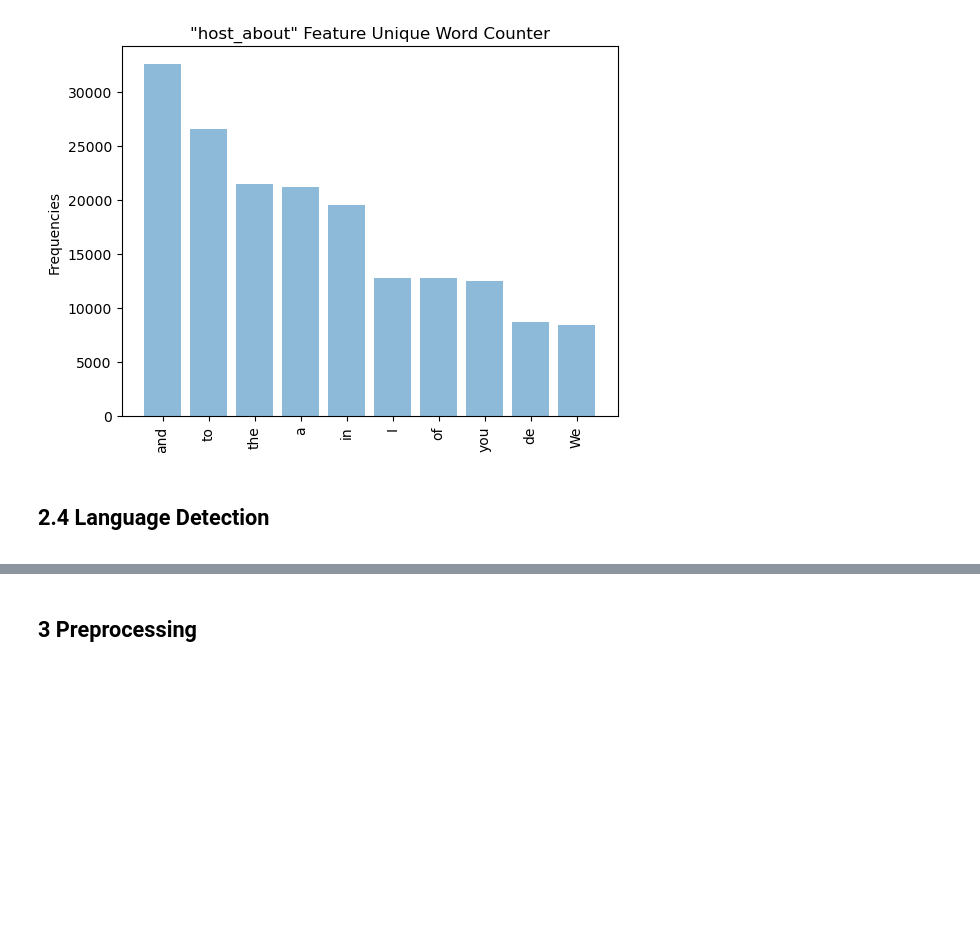
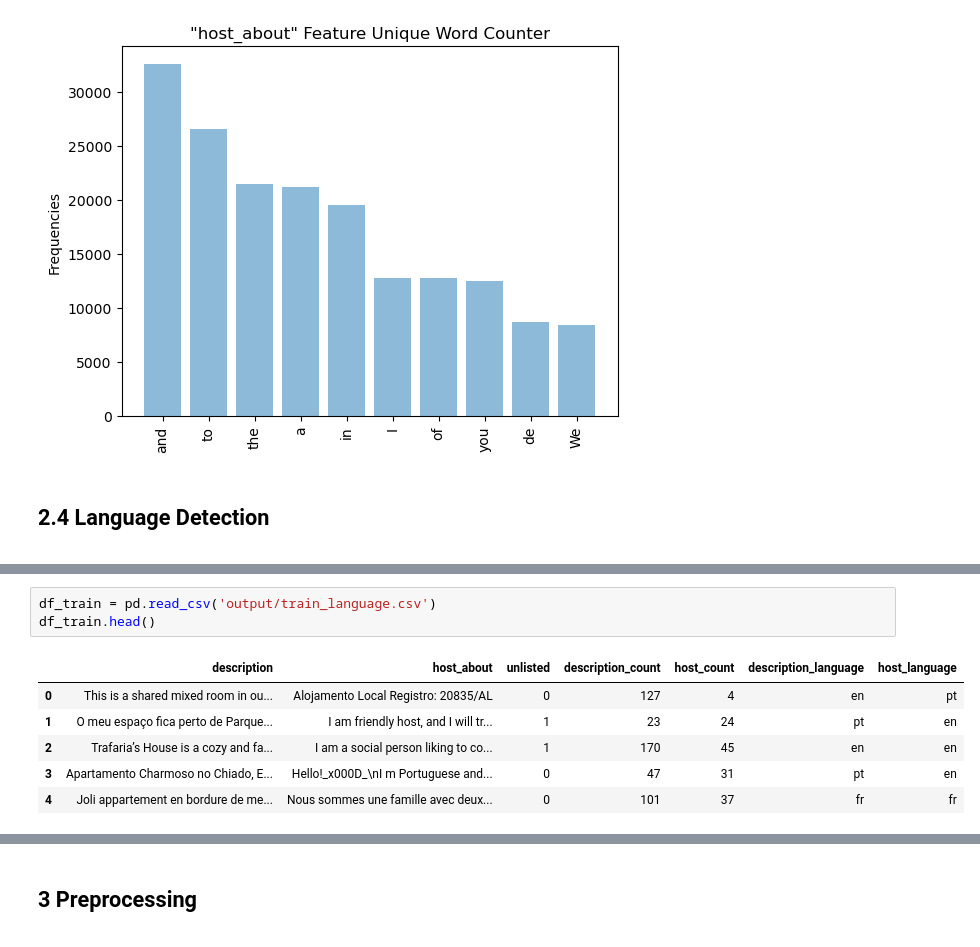
Before and after one commit to iryna-savchuk/TM_project, a Jupyter notebook: EDA.ipynb, the cells around one changed output, grey strips where cells are left out. Drawn from its saved outputs; the diff is of its cells as text; blank space fills up the shorter version.

Commit message:
Trying Catia s language detection solution and testing HTML tag remover on Preprocessing

```diff
--- a/EDA.ipynb
+++ b/EDA.ipynb
@@ -381,0 +406,10 @@ def detect_language(df1, column1_1, column1_2, df2, column2):
+# %%
+df_train = pd.read_csv('output/train_language.csv')
+df_train.head()
+# %% [output]
+|  | description | host_about | unlisted | description_count | host_count | description_language | host_language |
+| 0 | This is a shared mixed room in ou... | Alojamento Local Registro: 20835/AL | 0 | 127 | 4 | en | pt |
+| 1 | O meu espaço fica perto de Parque... | I am friendly host, and I will tr... | 1 | 23 | 24 | pt | en |
+| 2 | Trafaria’s House is a cozy and fa... | I am a social person liking to co... | 1 | 170 | 45 | en | en |
+| 3 | Apartamento Charmoso no Chiado, E... | Hello!_x000D_\nI m Portuguese and... | 0 | 47 | 31 | pt | en |
+| 4 | Joli appartement en bordure de me... | Nous sommes une famille avec deux... | 0 | 101 | 37 | fr | fr |
```
Also changed, not shown: parts of 20 cells of this notebook.
